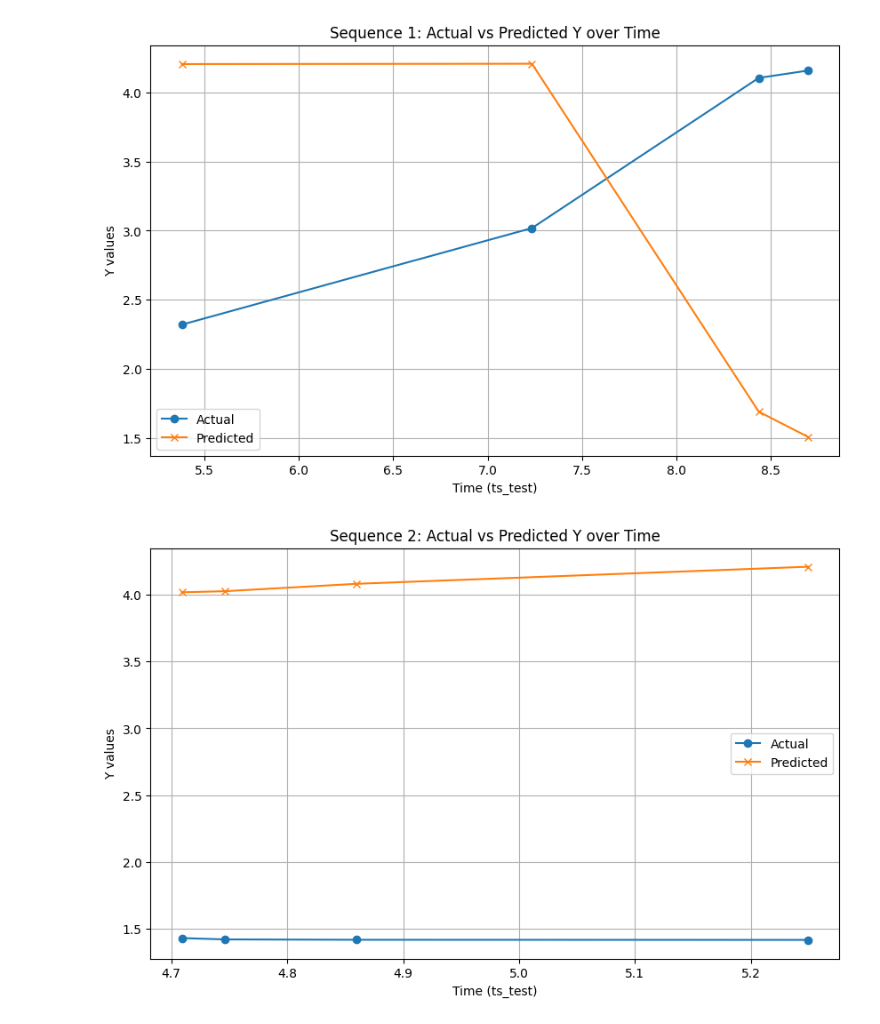
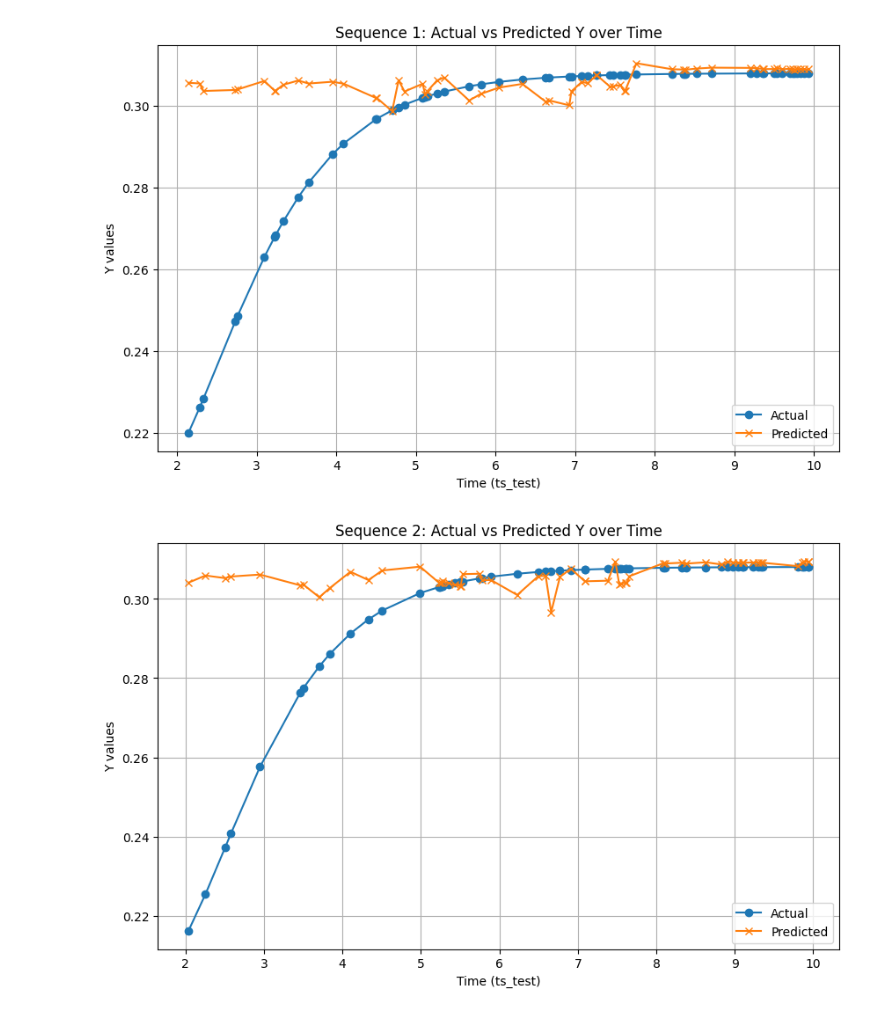
Before and after one commit to Sondringsen/ProjectThesis, a Jupyter notebook: notebooks/v3.ipynb, the cells around one changed output. Cells and saved outputs as stored; diff of their text form; code cells hidden in the pictures.

Commit message:
updated dummy data and small changes to model

```diff
--- a/notebooks/v3.ipynb
+++ b/notebooks/v3.ipynb
@@ -88,6 +142,7 @@ class Func(eqx.Module):
 #Latent ODE model
 
 class NeuralODEModel(eqx.Module):
+    initial_latent: jnp.ndarray
     func: Func
     rnn_cell: eqx.nn.GRUCell
     latent_to_y: eqx.nn.MLP
@@ -98,7 +153,8 @@ class NeuralODEModel(eqx.Module):
         self.func = func
         self.rnn_cell = rnn_cell
         self.latent_to_y = latent_to_y
-        self.x_proj = eqx.nn.Linear(x_size, latent_size, key=jax.random.PRNGKey(7))
+        self.x_proj = eqx.nn.Linear(x_size, latent_size, key=key())
+        self.initial_latent = jnp.zeros((1, latent_size))
 
         self.latent_size = latent_size
 
@@ -114,7 +170,7 @@ class NeuralODEModel(eqx.Module):
         return sol.ys[-1]
 
     def predict(self, ts, xs, ts_test):
-        latent = jnp.zeros((ts.shape[0], self.latent_size))
+        latent = jnp.tile(self.initial_latent, (ts.shape[0], 1))
         ts_combined = jnp.sort(jnp.concatenate([ts, ts_test], axis=1))
         ys_pred = jnp.zeros((ts_test.shape[0], ts_test.shape[1], 1))
 
@@ -192,28 +306,32 @@ def train(model, train_data, optimizer, steps, batch_size, seq_length, key):
 # %%
-batch_size = 8
-train_steps = 10000
-latent_size = 2
+batch_size = 32
+train_steps = 2000
 x_size = 3
-eta = 3e-3
-pred_mlp_width = 4
-pred_mlp_depth = 2
-num_train_seq = 64
+eta = 5e-3
+num_train_seq = 512
 train_seq_len = 32
 train_test_ratio = 0.25 #note: This is the ratio of ys to (xs + ys) in the training set, not the train-test split ratio
 func_mlp_width = 4
 func_mlp_depth = 2
+latent_size = 2
+pred_mlp_width = 4
+pred_mlp_depth = 2
+num_test_seq = 5
+test_seq_len = 200
+test_test_ratio = 0.3
+train_patience = 200
+plot_every = 100
 
-mlp_key = jax.random.PRNGKey(3)
-mlp = eqx.nn.MLP(in_size=latent_size, out_size=latent_size, width_size=func_mlp_width, depth=func_mlp_depth, key=mlp_key)
+mlp = eqx.nn.MLP(in_size=latent_size, out_size=latent_size, width_size=func_mlp_width, depth=func_mlp_depth, key=key())
 func = Func(mlp=mlp)
 
-rnn_cell = eqx.nn.GRUCell(input_size=latent_size, hidden_size=latent_size, key=jax.random.PRNGKey(1))
-latent_to_y = eqx.nn.MLP(in_size=latent_size, out_size=1, width_size=pred_mlp_width, depth=pred_mlp_depth, key=jax.random.PRNGKey(2))
+rnn_cell = eqx.nn.GRUCell(input_size=latent_size, hidden_size=latent_size, key=key())
+latent_to_y = eqx.nn.MLP(in_size=latent_size, out_size=1, width_size=pred_mlp_width, depth=pred_mlp_depth, key=key())
 
 model = NeuralODEModel(func=func, rnn_cell=rnn_cell, latent_to_y=latent_to_y, latent_size=latent_size, x_size=x_size)
 
 optimizer = optax.adam(learning_rate=eta)
 
-train_data = get_data(num_sequences=num_train_seq, sequence_length=train_seq_len, test_ratio=train_test_ratio, key=jax.random.PRNGKey(10), x_size = x_size)
-trained_model = train(model, train_data, optimizer, steps=train_steps, batch_size=batch_size, seq_length=train_seq_len, key=jax.random.PRNGKey(4))
+train_data = get_data(num_sequences=num_train_seq, sequence_length=train_seq_len, test_ratio=train_test_ratio, key=key(), x_size = x_size)
+trained_model = train(model, train_data, optimizer, steps=train_steps, batch_size=batch_size, seq_length=train_seq_len, eval_point_ratio = train_test_ratio, patience = train_patience, plot_every=plot_every)
 # %% [output]
@@ -247,24 +358,20 @@ Step 9999, Loss: 0.2698
 # %%
-n = 5
-test_data = get_data(num_sequences=n, sequence_length=20, test_ratio=0.2, key=jax.random.PRNGKey(12),  x_size = x_size)
+test_data = get_data(num_sequences=num_test_seq, sequence_length=test_seq_len, test_ratio=test_test_ratio, key=key(),  x_size = x_size)
 # %%
-
-import matplotlib.pyplot as plt
-
-for idx in range(n):
+for idx in range(num_test_seq):
     ts, xs, ts_test, y_true = test_data[idx]
     y_pred = trained_model.predict(jnp.expand_dims(ts, axis=0), jnp.expand_dims(xs, axis=0), jnp.expand_dims(ts_test, axis=0))
     y_pred = y_pred.squeeze()
 
     plt.figure(figsize=(10, 6))
     plt.plot(ts_test, y_true, label='Actual', marker='o')
     plt.plot(ts_test, y_pred, label='Predicted', marker='x')
     plt.xlabel('Time (ts_test)')
     plt.ylabel('Y values')
     plt.title(f'Sequence {idx + 1}: Actual vs Predicted Y over Time')
     plt.legend()
     plt.grid(True)
     plt.show()
 # %% [output]
-[figure, old version]
+[figure, new version]
-[figure, old version]
+[figure, new version]
```
Also changed, not shown: parts of 7 cells of this notebook.
